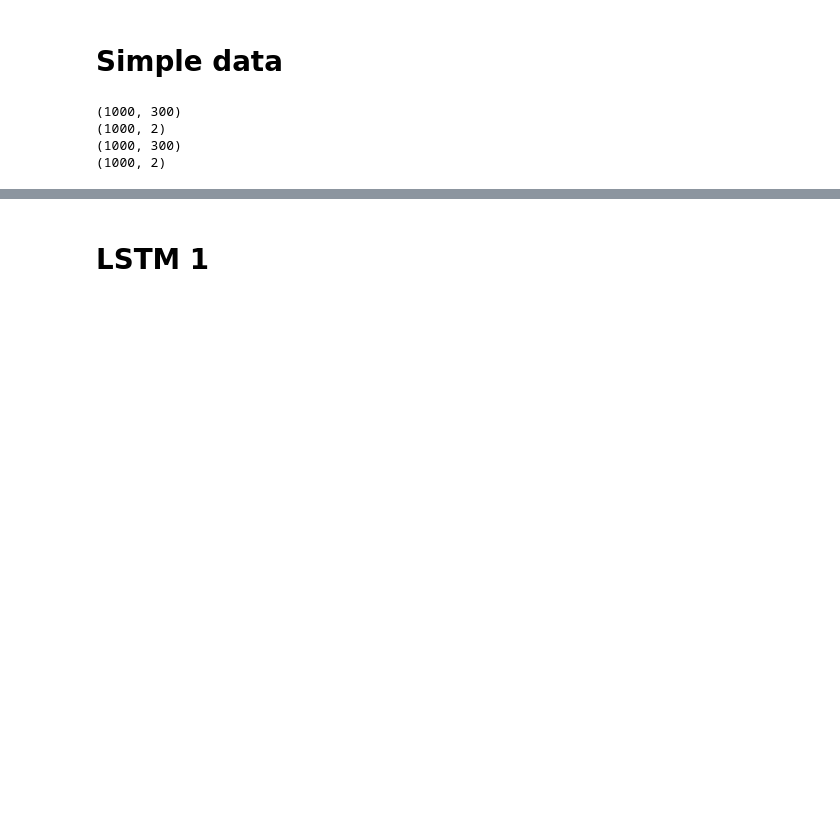
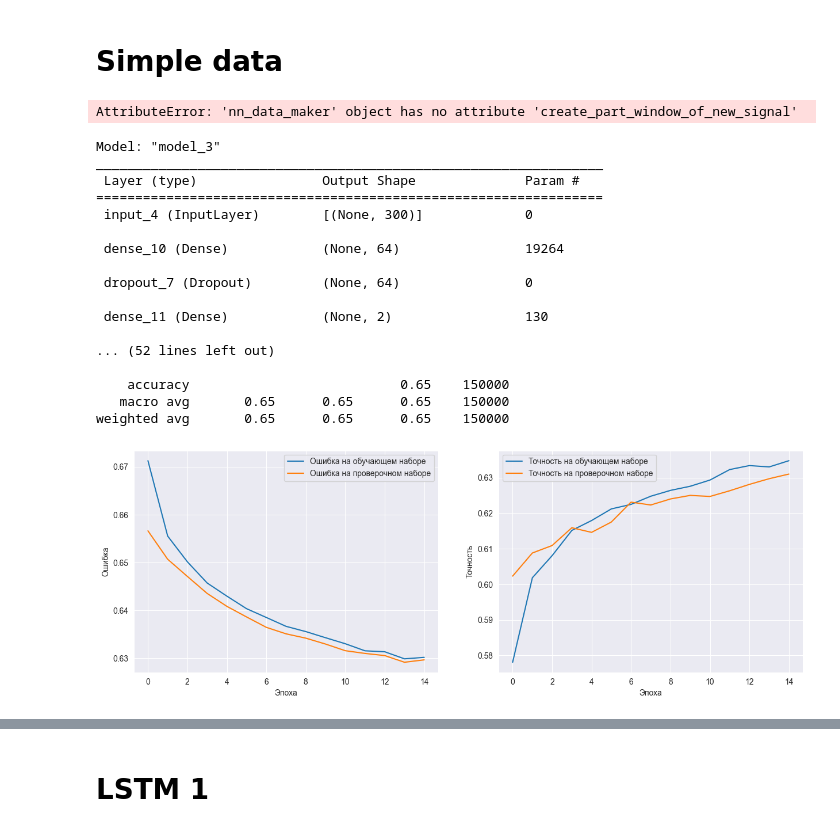
Before and after one commit to aldmitry/signal_processing_with_NN, a Jupyter notebook: Single_signal.ipynb, the cells around one changed output, grey strips where cells are left out. Saved outputs shown, nothing was run; the diff lists cells and outputs as text; code cells hidden in the pictures; blank space fills up the shorter version.

Commit message:
simple lstm

```diff
--- a/Single_signal.ipynb
+++ b/Single_signal.ipynb
@@ -382,14 +463,46 @@ def compile_and_learn(model, X_train,  y_train, X_test, y_test,  epochs, optimiz
 # %% [markdown]
 # Simple data
 # %%
-X_train,y_train = nn_data_maker().make_simple_data_signal(1000)
-X_test,y_test = nn_data_maker().make_simple_data_signal(1000)
+X_train,y_train = nn_data_maker().make_simple_data_signal(200000)
+X_test,y_test = nn_data_maker().make_simple_data_signal(15000)
 print(X_train.shape)
 print(y_train.shape)
 print(X_test.shape)
 print(y_test.shape)
 # %% [output]
-(1000, 300)
-(1000, 2)
-(1000, 300)
-(1000, 2)
+AttributeError: 'nn_data_maker' object has no attribute 'create_part_window_of_new_signal'
+# %%
+def dense1():
+    input1 = Input(X_train.shape[1])
+    l = Dense(128, activation="relu")(input1)
+    l = Dropout(0.25)(l)
+    l = Dense(64, activation="relu")(input1)
+    l = Dropout(0.25)(l)
+    #l = BatchNormalization()(l)
+    l = Dense(2, activation = 'softmax')(l)
+    model = Model(input1, l)
+    return model
+
+trainer = train_nn(dense1() , optimizer = Adam(learning_rate = 1e-4))
+trainer.fit(X_train,  y_train, X_test, y_test, batch_size = 64)
+trainer.plot_history()
+trainer.print_stat_report()
+# %% [output]
+Model: "model_3"
+_________________________________________________________________
+ Layer (type)                Output Shape              Param #
+=================================================================
+ input_4 (InputLayer)        [(None, 300)]             0
+
+ dense_10 (Dense)            (None, 64)                19264
+
+ dropout_7 (Dropout)         (None, 64)                0
+
+ dense_11 (Dense)            (None, 2)                 130
+
+... (52 lines left out)
+
+    accuracy                           0.65    150000
+   macro avg       0.65      0.65      0.65    150000
+weighted avg       0.65      0.65      0.65    150000
+[figure, added]
```
Also changed, not shown: parts of 38 cells of this notebook, 1 other file.
